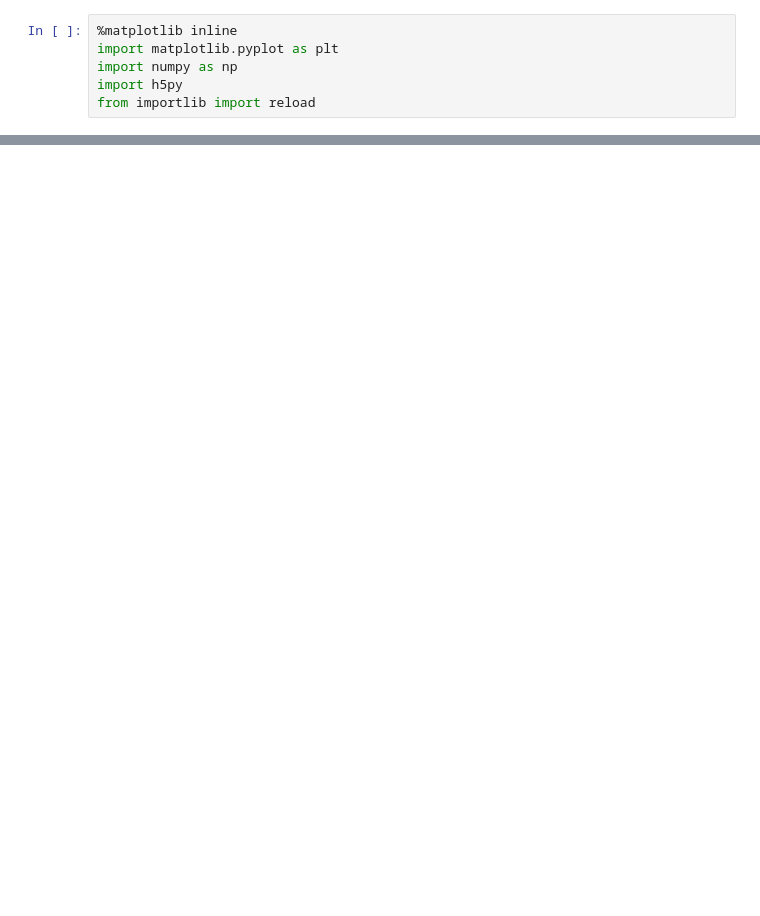
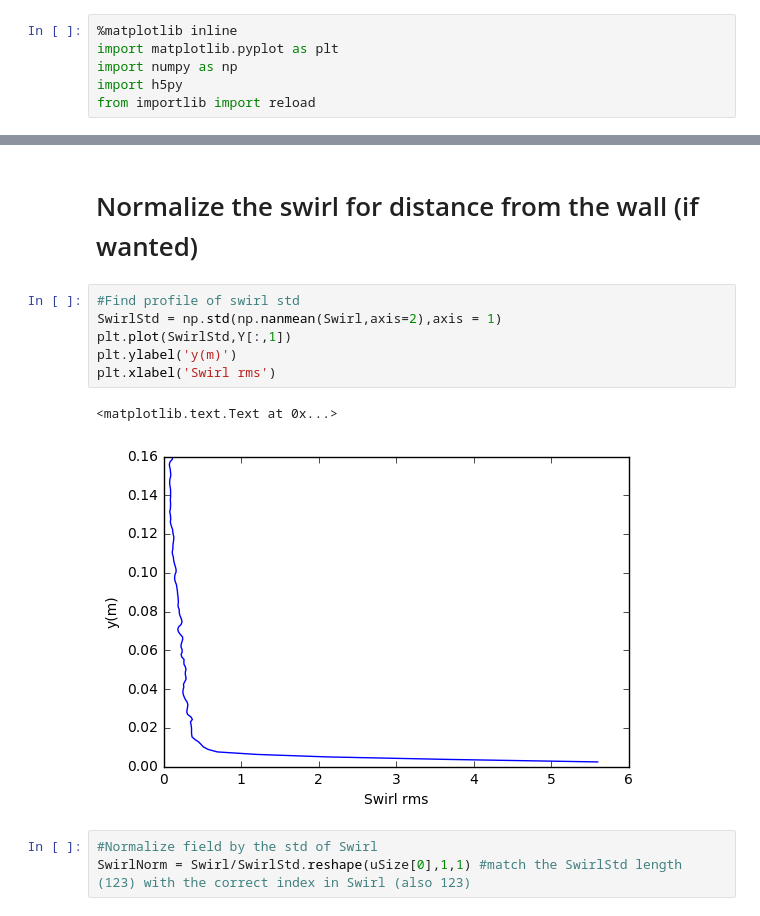
Before and after one commit to owenjhwilliams/ASIIT, a Jupyter notebook: FindSwirlLocs.ipynb, the cells around one changed output, grey strips where cells are left out. Drawn from its saved outputs; the diff is of its cells as text; blank space fills up the shorter version.

```diff
--- a/FindSwirlLocs.ipynb
+++ b/FindSwirlLocs.ipynb
@@ -23,0 +47,14 @@ NameError: name 'h5py' is not defined
+# %% [markdown]
+# Normalize the swirl for distance from the wall (if wanted)
+# %%
+#Find profile of swirl std
+SwirlStd = np.std(np.nanmean(Swirl,axis=2),axis = 1)
+plt.plot(SwirlStd,Y[:,1])
+plt.ylabel('y(m)')
+plt.xlabel('Swirl rms')
+# %% [output]
+<matplotlib.text.Text at 0x...>
+[figure, added]
+# %%
+#Normalize field by the std of Swirl
+SwirlNorm = Swirl/SwirlStd.reshape(uSize[0],1,1) #match the SwirlStd length (123) with the correct index in Swirl (also 123)
```
Also changed, not shown: parts of 23 cells of this notebook.
